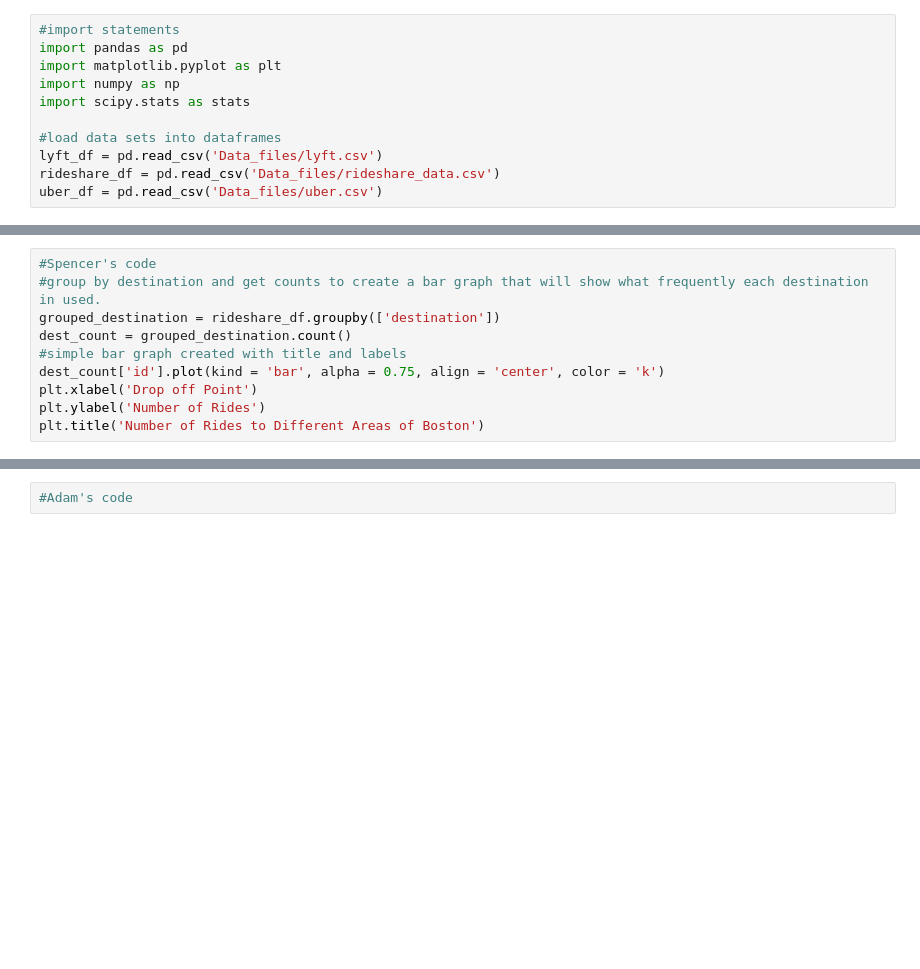
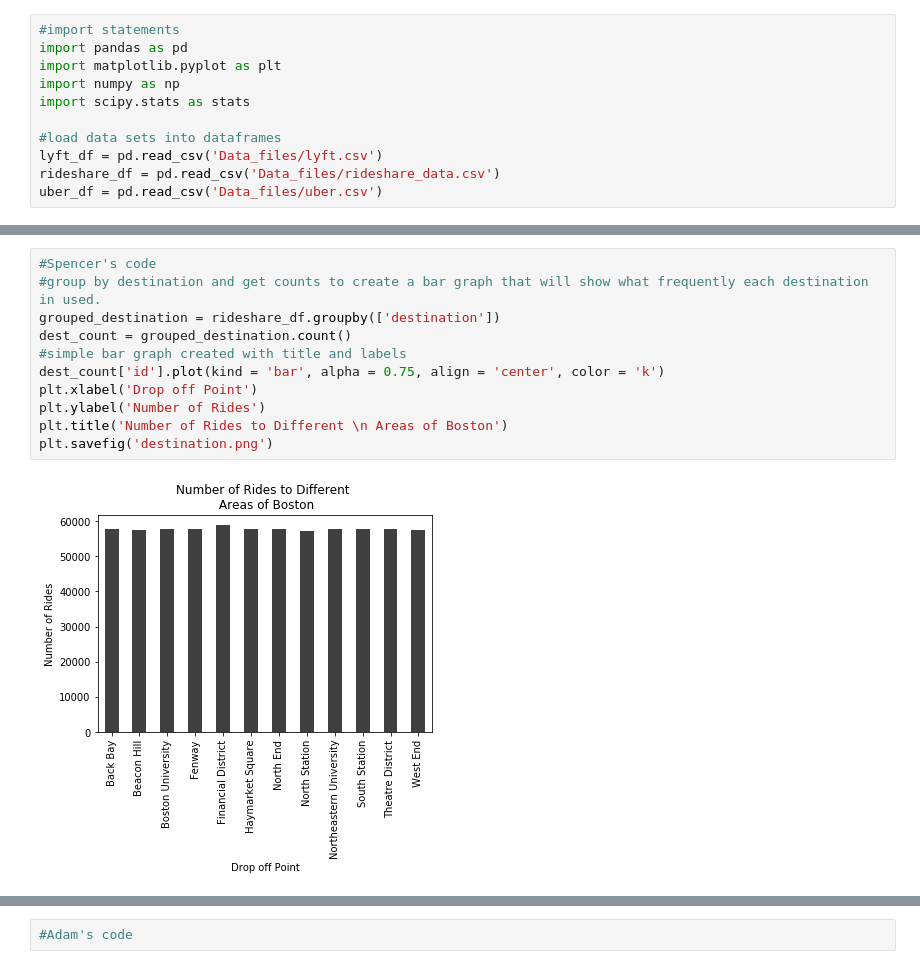
Before and after one commit to Hurle156/group-project-1, a Jupyter notebook: project_1_starter.ipynb, the cells around one changed output, grey strips where cells are left out. Saved outputs shown, nothing was run; the diff lists cells and outputs as text; blank space fills up the shorter version.

Commit message:
graph figures

```diff
--- a/project_1_starter.ipynb
+++ b/project_1_starter.ipynb
@@ -15,13 +23,16 @@ uber_df.head()
 # %%
 #Spencer's code
 #group by destination and get counts to create a bar graph that will show what frequently each destination in used.
 grouped_destination = rideshare_df.groupby(['destination'])
 dest_count = grouped_destination.count()
 #simple bar graph created with title and labels
 dest_count['id'].plot(kind = 'bar', alpha = 0.75, align = 'center', color = 'k')
 plt.xlabel('Drop off Point')
 plt.ylabel('Number of Rides')
-plt.title('Number of Rides to Different Areas of Boston')
+plt.title('Number of Rides to Different \n Areas of Boston')
+plt.savefig('destination.png')
+# %% [output]
+[figure, added]
 # %%
 #chi-squared test on whether some destinations see more ride share traffic than others
 #create dataframe of the observed values for each drop off point
```
Also changed, not shown: parts of 4 cells of this notebook, 4 other files.
